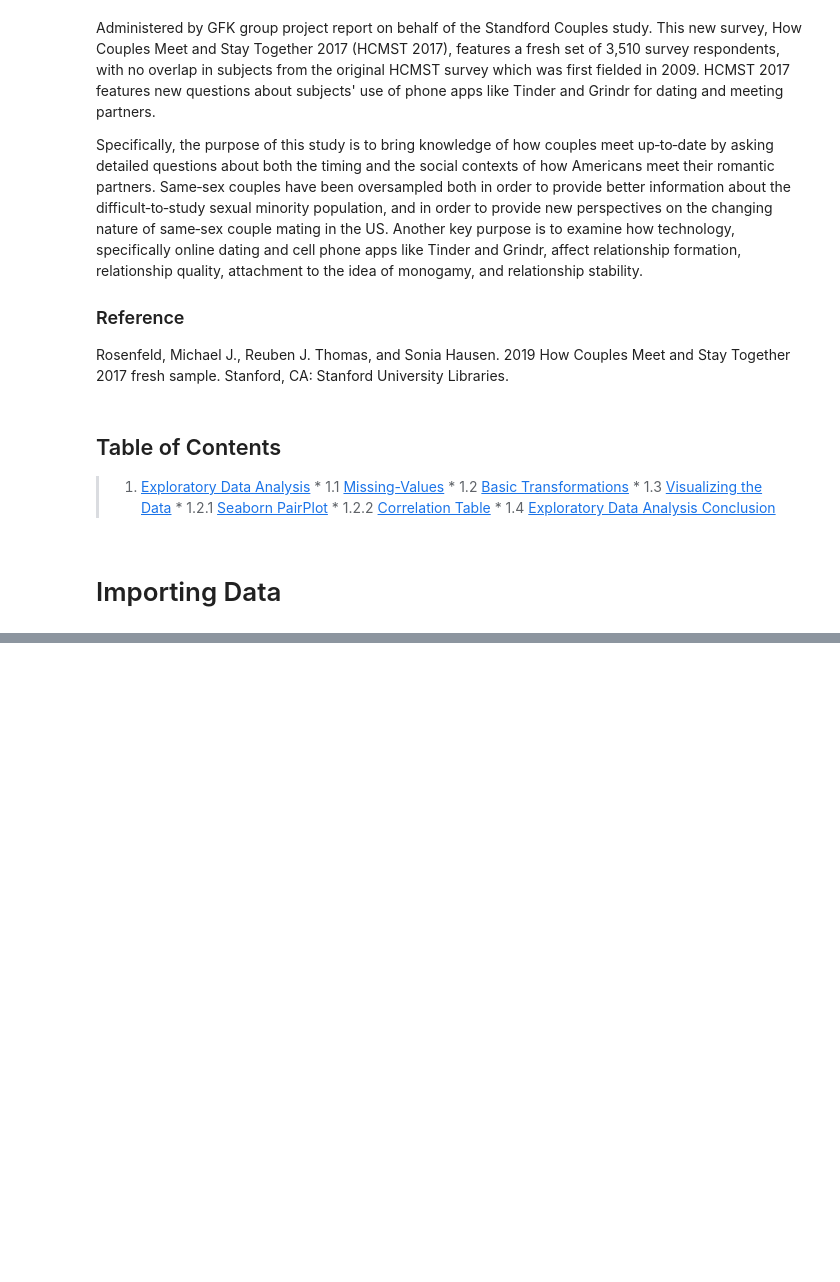
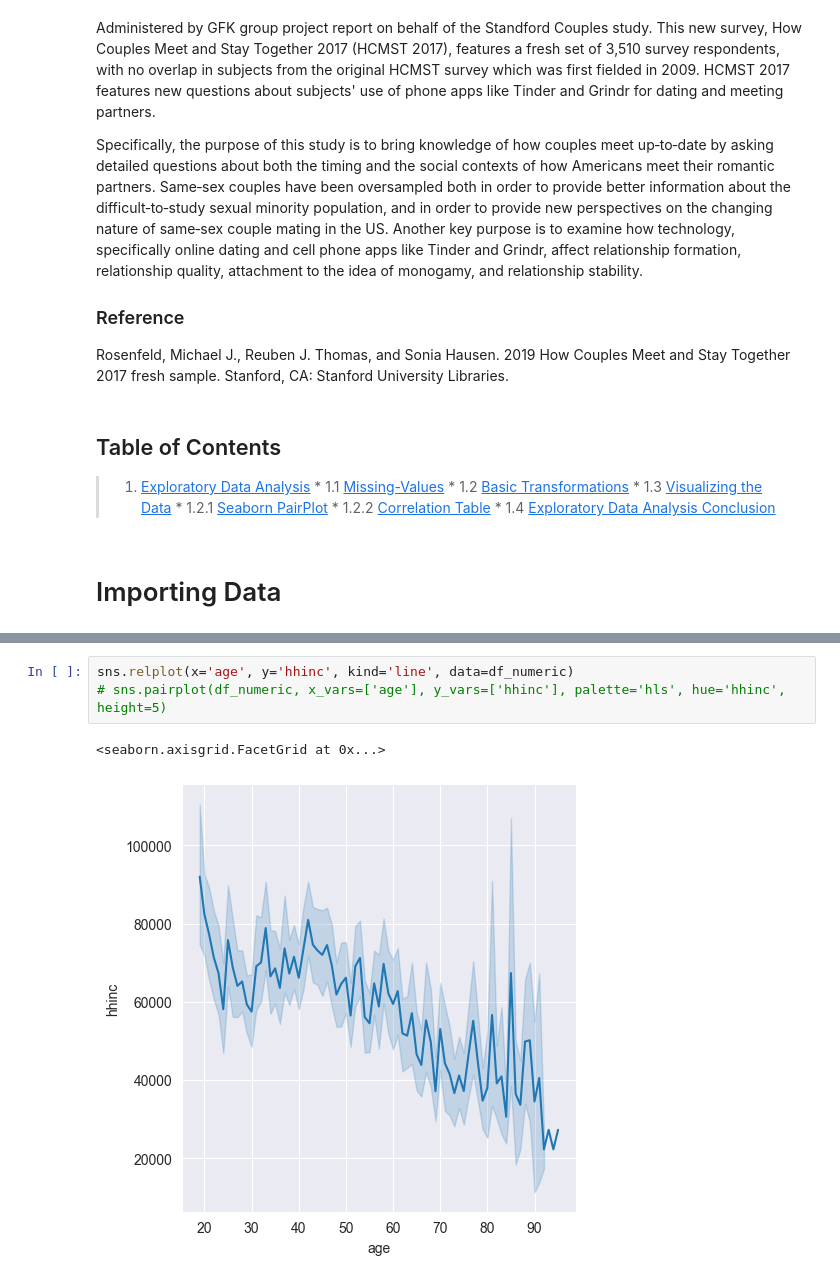
Before and after one commit to hypothetical-lemon/COMP4447-final-project, a Jupyter notebook: final_project.ipynb, the cells around one changed output, grey strips where cells are left out. Drawn from its saved outputs; the diff is of its cells as text; blank space fills up the shorter version.

```diff
--- a/final_project.ipynb
+++ b/final_project.ipynb
@@ -257,0 +262,6 @@ AttributeError: 'Main' object has no attribute 'df1'
+# %%
+sns.relplot(x='age', y='hhinc', kind='line', data=df_numeric)
+# sns.pairplot(df_numeric, x_vars=['age'], y_vars=['hhinc'], palette='hls', hue='hhinc', height=5)
+# %% [output]
+<seaborn.axisgrid.FacetGrid at 0x...>
+[figure, added]
```
Also changed, not shown: parts of 23 cells of this notebook, 2 other files.
